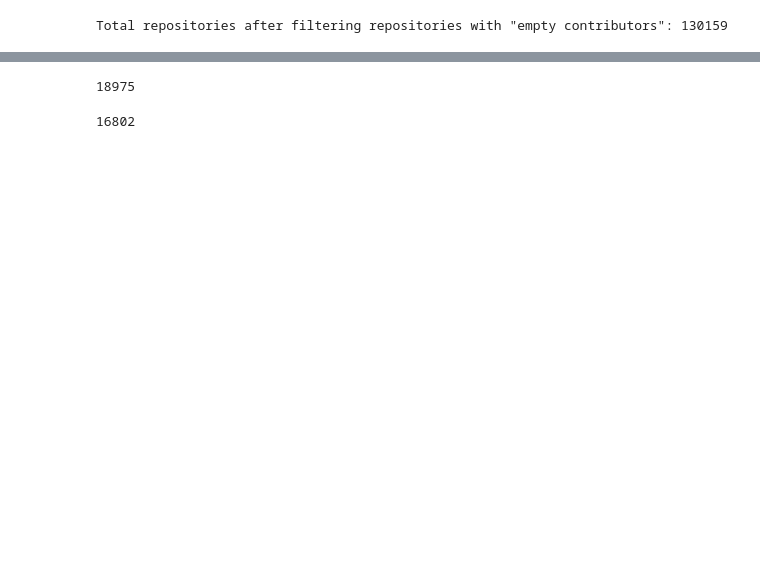
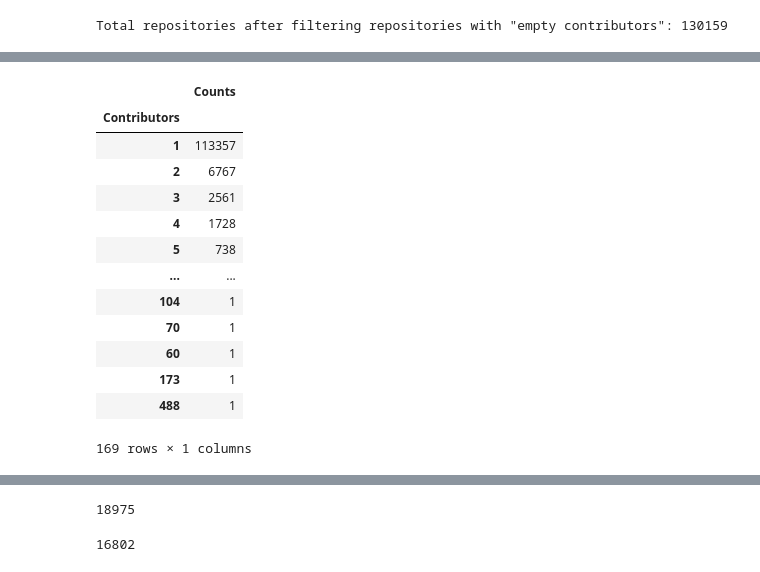
Before and after one commit to dew-uff/dsmining, a Jupyter notebook: src/filter.ipynb, the cells around one changed output, grey strips where cells are left out. Cells and saved outputs as stored; diff of their text form; code cells hidden in the pictures; blank space fills up the shorter version.

```diff
--- a/src/filter.ipynb
+++ b/src/filter.ipynb
@@ -70,5 +89,20 @@ df.stargazers.value_counts(dropna=False).rename_axis('Stargazers').to_frame('Cou
 # %%
 #Counting how many contributors the repositories have
-df.contributors.value_counts(dropna=False).rename_axis('Contributors').to_frame('Counts').to_excel("contributors-valuecounts-filter.xlsx")
+df.contributors.value_counts(dropna=False).rename_axis('Contributors').to_frame('Counts')
+# %% [output]
+|  | Counts |
+| Contributors |  |
+| 1 | 113357 |
+| 2 | 6767 |
+| 3 | 2561 |
+| 4 | 1728 |
+| 5 | 738 |
+| ... | ... |
+| 104 | 1 |
+| 70 | 1 |
+| 60 | 1 |
+| 173 | 1 |
+| 488 | 1 |
+169 rows × 1 columns
 # %%
 #Counting how many commits the repositories have
```
Also changed, not shown: parts of 37 cells of this notebook, 14 other files.
